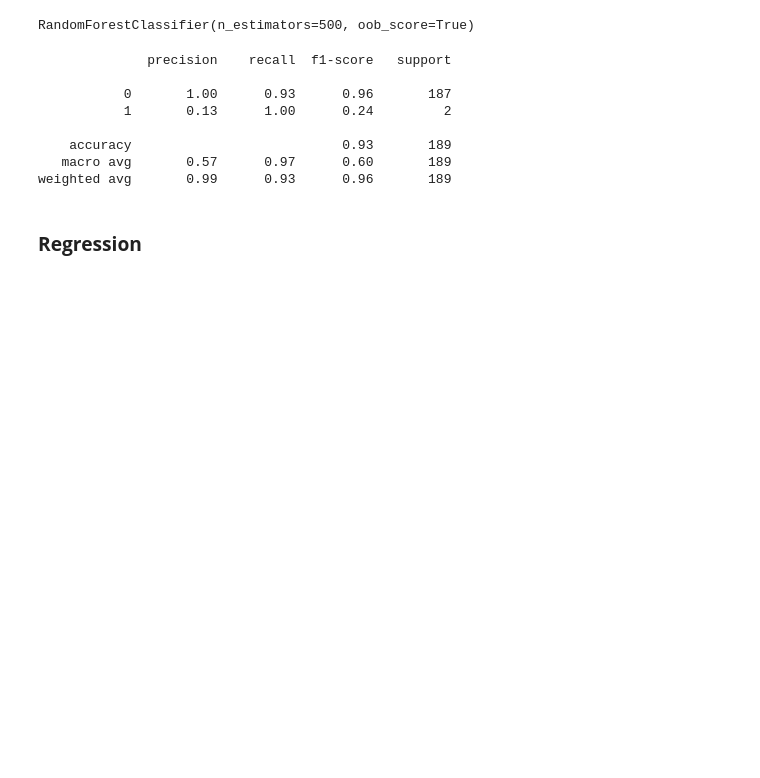
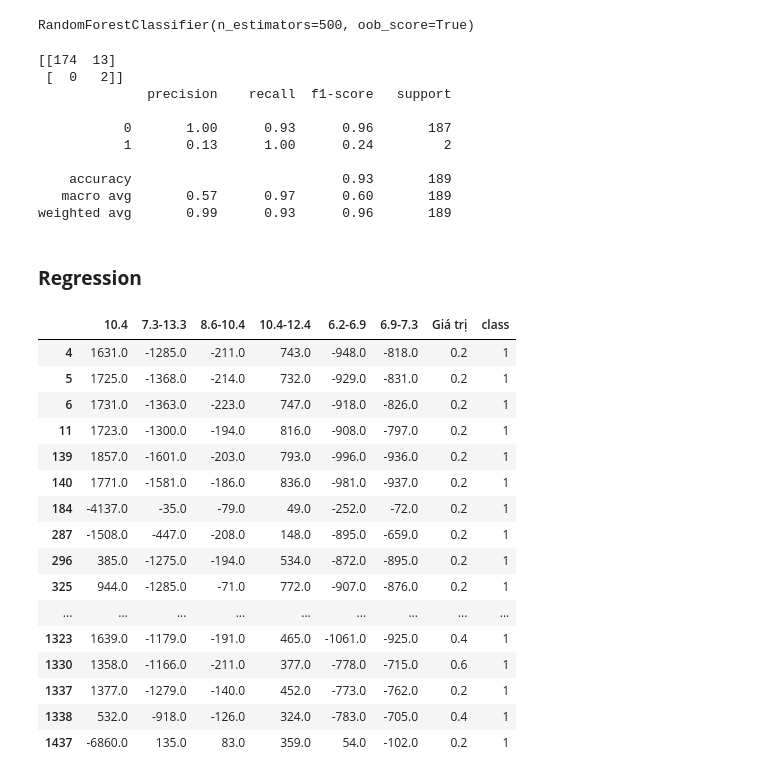
Before and after one commit to mnquang02122001/Rainfall-Estimation-Random-Forest, a Jupyter notebook: RandomForest.ipynb, the cells around one changed output. Saved outputs shown, nothing was run; the diff lists cells and outputs as text; code cells hidden in the pictures; blank space fills up the shorter version.

```diff
--- a/RandomForest.ipynb
+++ b/RandomForest.ipynb
@@ -86,10 +87,14 @@ model_clf.fit(X_train, y_train)
 # %% [output]
 RandomForestClassifier(n_estimators=500, oob_score=True)
 # %%
-predict_clf = model_clf.predict(X_test)
-class_report = classification_report(predict_clf, y_test)
+predict_clf = model_clf.predict(X_testc)
+conf_matrix = confusion_matrix(predict_clf, y_testc)
+print(conf_matrix)
+class_report = classification_report(predict_clf, y_testc)
 print(class_report)
 # %% [output]
+[[174  13]
+ [  0   2]]
               precision    recall  f1-score   support
 
            0       1.00      0.93      0.96       187
@@ -100,3 +105,24 @@ print(class_report)
 weighted avg       0.99      0.93      0.96       189
 # %% [markdown]
 ### **Regression**
+# %%
+dfreg = df.drop(df[df["Giá trị"] == 0].index)
+dfreg
+# %% [output]
+|  | 10.4 | 7.3-13.3 | 8.6-10.4 | 10.4-12.4 | 6.2-6.9 | 6.9-7.3 | Giá trị | class |
+| 4 | 1631.0 | -1285.0 | -211.0 | 743.0 | -948.0 | -818.0 | 0.2 | 1 |
+| 5 | 1725.0 | -1368.0 | -214.0 | 732.0 | -929.0 | -831.0 | 0.2 | 1 |
+| 6 | 1731.0 | -1363.0 | -223.0 | 747.0 | -918.0 | -826.0 | 0.2 | 1 |
+| 11 | 1723.0 | -1300.0 | -194.0 | 816.0 | -908.0 | -797.0 | 0.2 | 1 |
+| 139 | 1857.0 | -1601.0 | -203.0 | 793.0 | -996.0 | -936.0 | 0.2 | 1 |
+| 140 | 1771.0 | -1581.0 | -186.0 | 836.0 | -981.0 | -937.0 | 0.2 | 1 |
+| 184 | -4137.0 | -35.0 | -79.0 | 49.0 | -252.0 | -72.0 | 0.2 | 1 |
+| 287 | -1508.0 | -447.0 | -208.0 | 148.0 | -895.0 | -659.0 | 0.2 | 1 |
+| 296 | 385.0 | -1275.0 | -194.0 | 534.0 | -872.0 | -895.0 | 0.2 | 1 |
+| 325 | 944.0 | -1285.0 | -71.0 | 772.0 | -907.0 | -876.0 | 0.2 | 1 |
+| ... | ... | ... | ... | ... | ... | ... | ... | ... |
+| 1323 | 1639.0 | -1179.0 | -191.0 | 465.0 | -1061.0 | -925.0 | 0.4 | 1 |
+| 1330 | 1358.0 | -1166.0 | -211.0 | 377.0 | -778.0 | -715.0 | 0.6 | 1 |
+| 1337 | 1377.0 | -1279.0 | -140.0 | 452.0 | -773.0 | -762.0 | 0.2 | 1 |
+| 1338 | 532.0 | -918.0 | -126.0 | 324.0 | -783.0 | -705.0 | 0.4 | 1 |
+| 1437 | -6860.0 | 135.0 | 83.0 | 359.0 | 54.0 | -102.0 | 0.2 | 1 |
```
Also changed, not shown: parts of 13 cells of this notebook, 1 other file.
